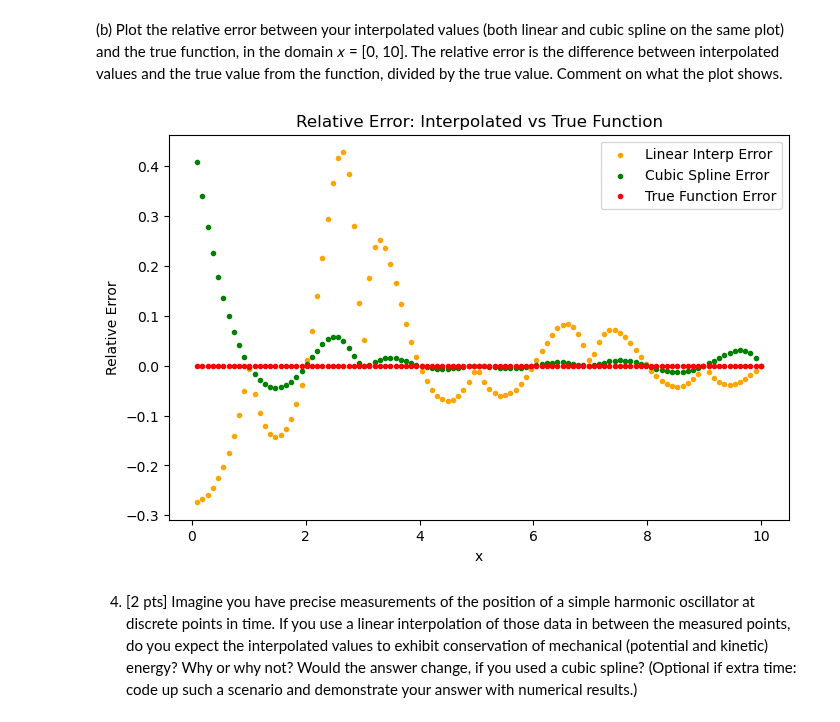
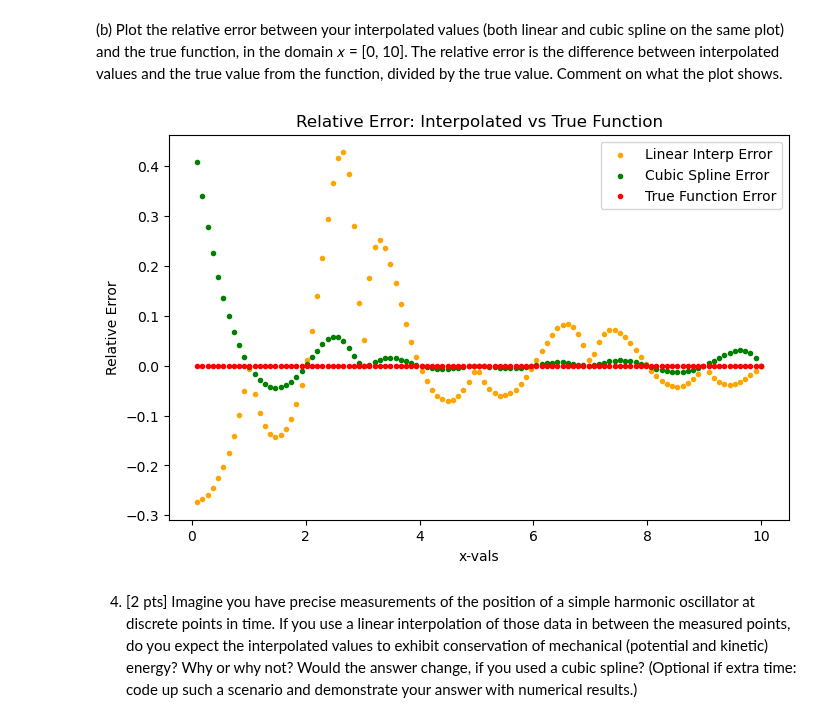
Before and after one commit to kparrine/Computational_Astro, a Jupyter notebook: C1/C1.ipynb, the cells around one changed output. Drawn from its saved outputs; the diff is of its cells as text; code cells hidden in the pictures.

Commit message:
Changed x-axis label on error plot

```diff
--- a/C1/C1.ipynb
+++ b/C1/C1.ipynb
@@ -209,16 +209,16 @@ rel_err_true = (func3(xs2)-func3(xs2))/func3(xs2)
 # %%
 plt.figure(figsize=(8,5))
 plt.scatter(xs2, rel_err_lin, label="Linear Interp Error", color='orange',s=9)
 plt.scatter(xs2, rel_err_spline, label="Cubic Spline Error", color='green',s=9)
 plt.scatter(xs2, rel_err_true, label="True Function Error", color='red',s=9)
-plt.xlabel("x")
+plt.xlabel("x-vals")
 plt.ylabel("Relative Error")
 plt.title("Relative Error: Interpolated vs True Function")
 plt.legend()
 plt.savefig("Error.png",dpi=300)
 plt.show()
 # %% [output]
-[figure, old version]
+[figure, new version]
 # %% [markdown]
 4. [2 pts] Imagine you have precise measurements of the position of a simple harmonic
 oscillator at discrete points in time. If you use a linear interpolation of those data in between
```
Also changed, not shown: 1 other file.
